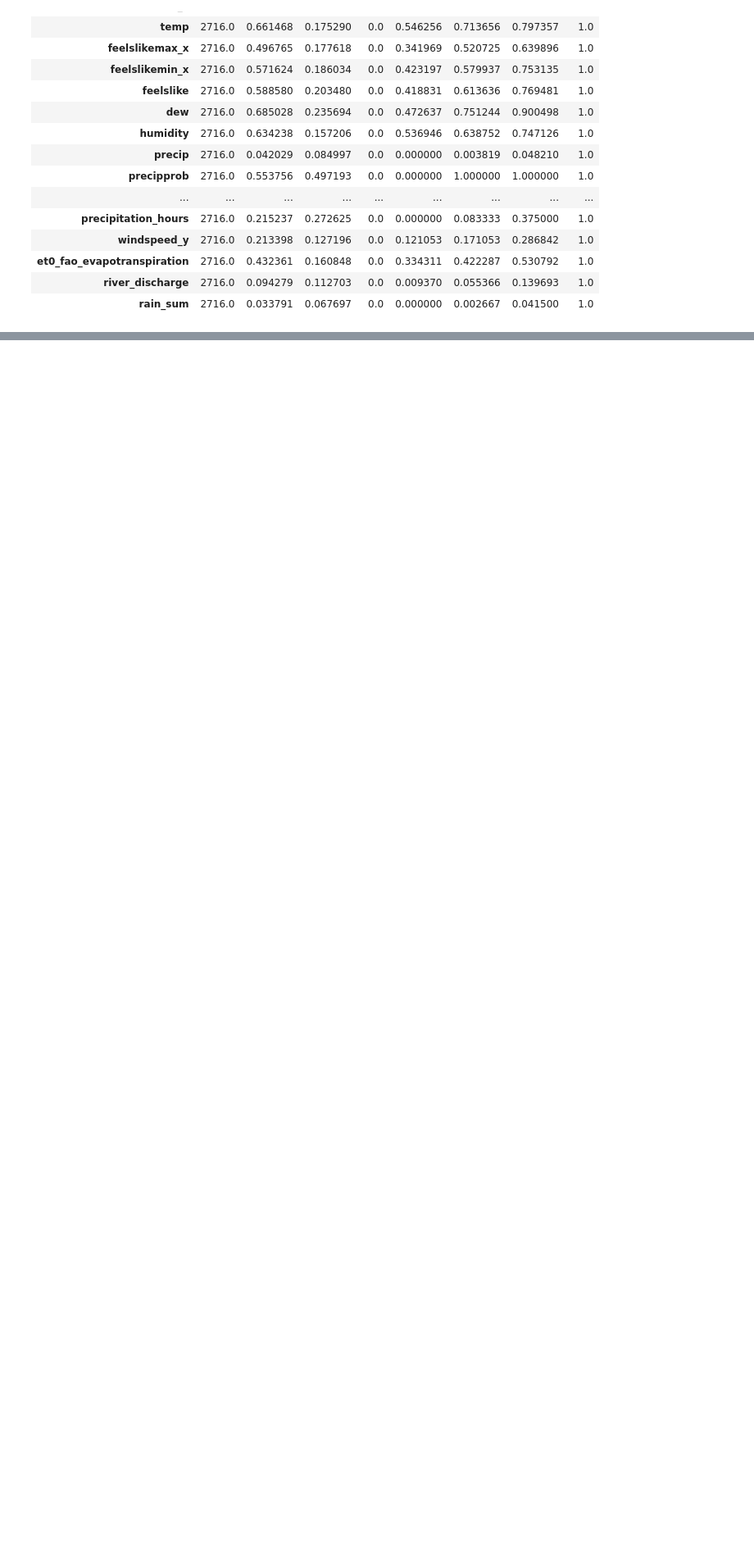
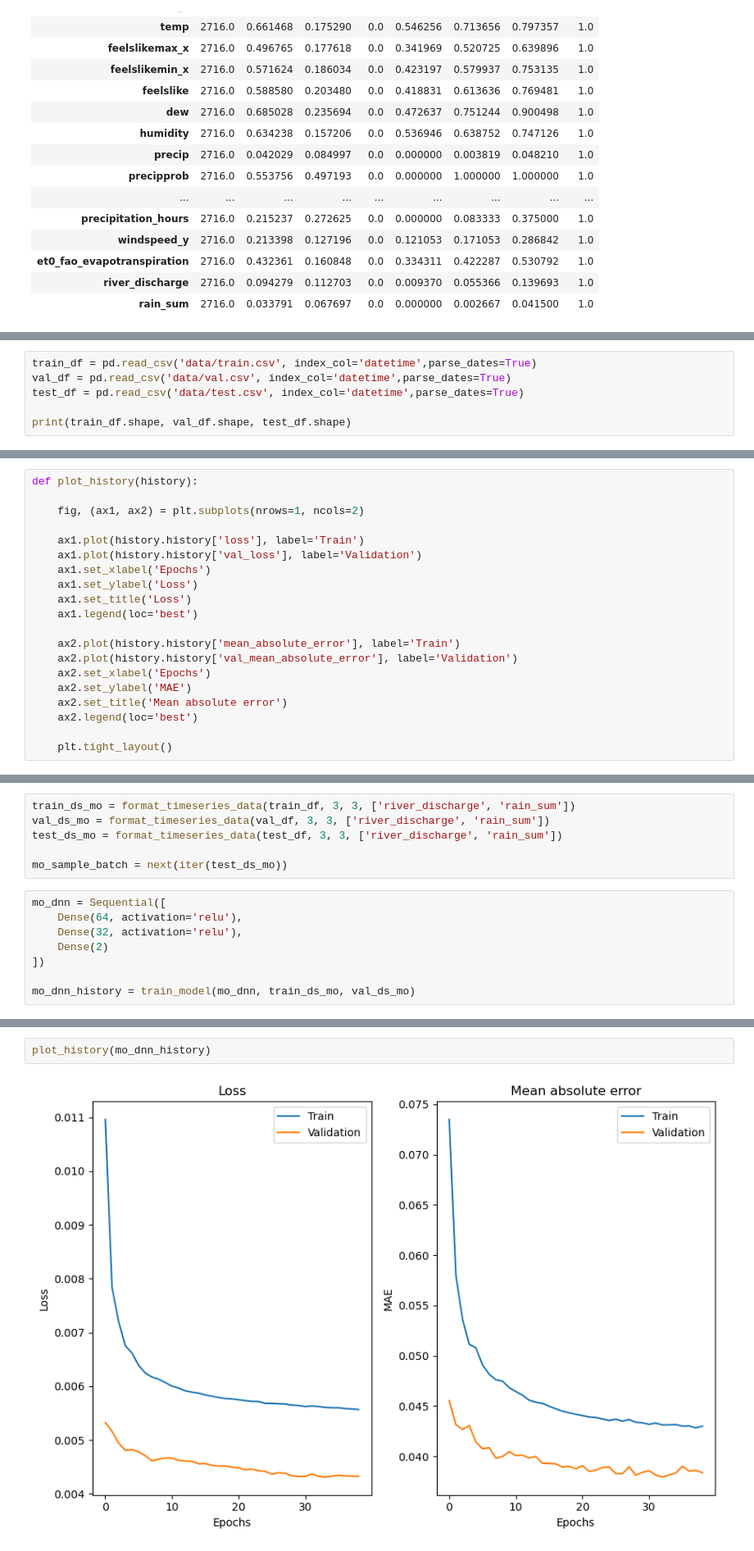
Before and after one commit to vijaymamilla/timeseries-bl, a Jupyter notebook: dhaka.ipynb, the cells around one changed output, grey strips where cells are left out. Shown: that part at 82% size. Saved outputs shown, nothing was run; the diff lists cells and outputs as text; blank space fills up the shorter version.

Commit message:
Added LSTM and DNN models.

```diff
--- a/dhaka.ipynb
+++ b/dhaka.ipynb
@@ -219,0 +232,6 @@ test_df.to_csv('data/test.csv', header=True, index=False)
+# %%
+train_df = pd.read_csv('data/train.csv', index_col='datetime',parse_dates=True)
+val_df = pd.read_csv('data/val.csv', index_col='datetime',parse_dates=True)
+test_df = pd.read_csv('data/test.csv', index_col='datetime',parse_dates=True)
+
+print(train_df.shape, val_df.shape, test_df.shape)
@@ -219,0 +291,20 @@ test_df.to_csv('data/test.csv', header=True, index=False)
+# %%
+def plot_history(history):
+
+    fig, (ax1, ax2) = plt.subplots(nrows=1, ncols=2)
+
+    ax1.plot(history.history['loss'], label='Train')
+    ax1.plot(history.history['val_loss'], label='Validation')
+    ax1.set_xlabel('Epochs')
+    ax1.set_ylabel('Loss')
+    ax1.set_title('Loss')
+    ax1.legend(loc='best')
+
+    ax2.plot(history.history['mean_absolute_error'], label='Train')
+    ax2.plot(history.history['val_mean_absolute_error'], label='Validation')
+    ax2.set_xlabel('Epochs')
+    ax2.set_ylabel('MAE')
+    ax2.set_title('Mean absolute error')
+    ax2.legend(loc='best')
+
+    plt.tight_layout()
@@ -219,0 +350,14 @@ test_df.to_csv('data/test.csv', header=True, index=False)
+# %%
+train_ds_mo = format_timeseries_data(train_df, 3, 3, ['river_discharge', 'rain_sum'])
+val_ds_mo = format_timeseries_data(val_df, 3, 3, ['river_discharge', 'rain_sum'])
+test_ds_mo = format_timeseries_data(test_df, 3, 3, ['river_discharge', 'rain_sum'])
+
+mo_sample_batch = next(iter(test_ds_mo))
+# %%
+mo_dnn = Sequential([
+    Dense(64, activation='relu'),
+    Dense(32, activation='relu'),
+    Dense(2)
+])
+
+mo_dnn_history = train_model(mo_dnn, train_ds_mo, val_ds_mo)
@@ -219,0 +382,4 @@ test_df.to_csv('data/test.csv', header=True, index=False)
+# %%
+plot_history(mo_dnn_history)
+# %% [output]
+[figure, added]
```
Also changed, not shown: parts of 17 cells of this notebook, 3 other files.
